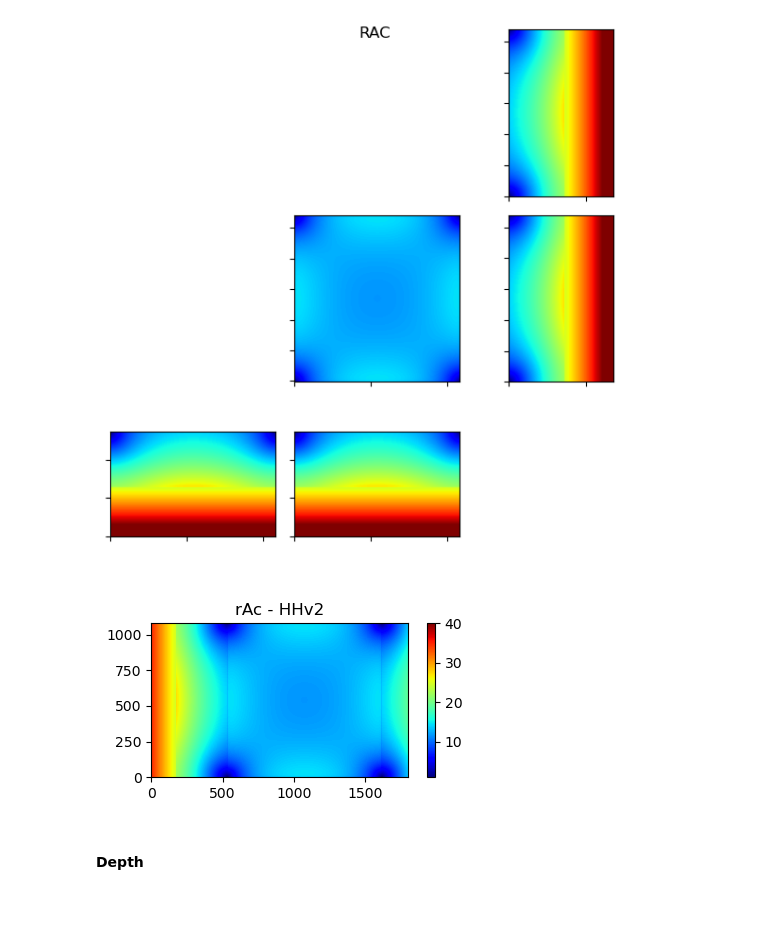
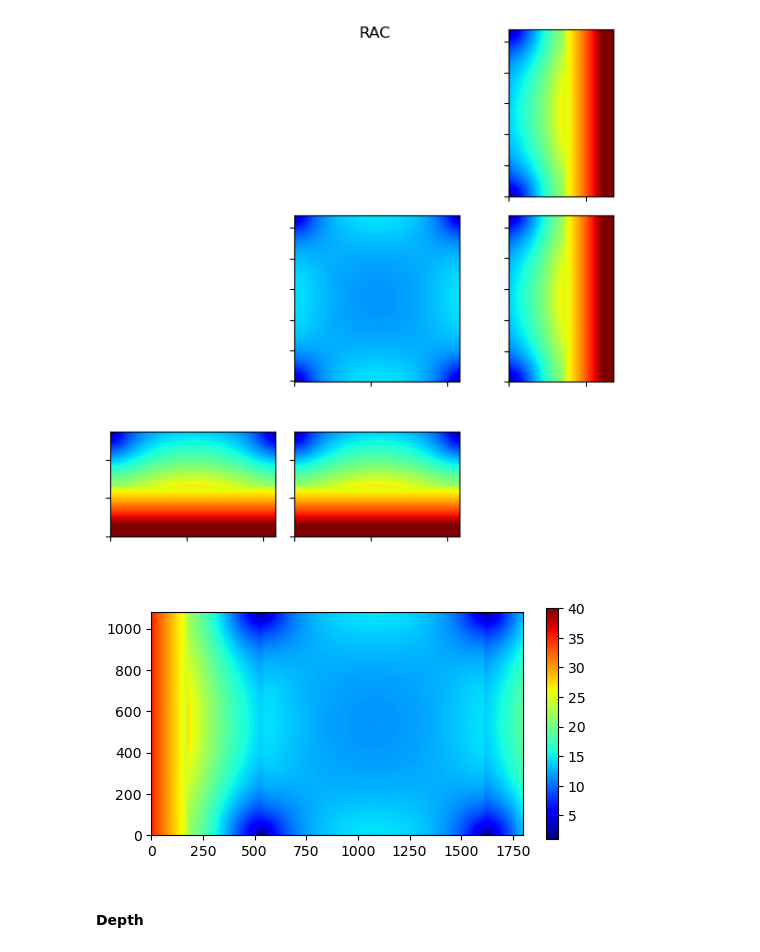
Before and after one commit to ifenty/SASSIE_downscale_ecco_v5, a Jupyter notebook: 02_make geometry ds.ipynb, the cells around one changed output. Saved outputs shown, nothing was run; the diff lists cells and outputs as text; code cells hidden in the pictures; blank space fills up the shorter version.

```diff
--- a/02_make geometry ds.ipynb
+++ b/02_make geometry ds.ipynb
@@ -945,13 +945,13 @@ plt.suptitle("RAC");
 # %% [output]
 [figure]
 # %%
-fig, (ax1) = plt.subplots(1,1, figsize=[5,2])
+fig, (ax1) = plt.subplots(1,1, figsize=[6,3])
 ax1_cb = ax1.imshow(rAc_HHv2 / 1e6,interpolation='none',origin='lower',cmap='jet',vmin=1,vmax=40)
 fig = plt.gcf()
 fig.colorbar(ax1_cb)
-ax1.set_title('rAc - HHv2');
+ax1.set_title('');
 # %% [output]
-[figure, old version]
+[figure, new version]
 # %% [markdown]
 #### Depth
 # %%
```
Also changed, not shown: parts of 10 cells of this notebook, 4 other files.
